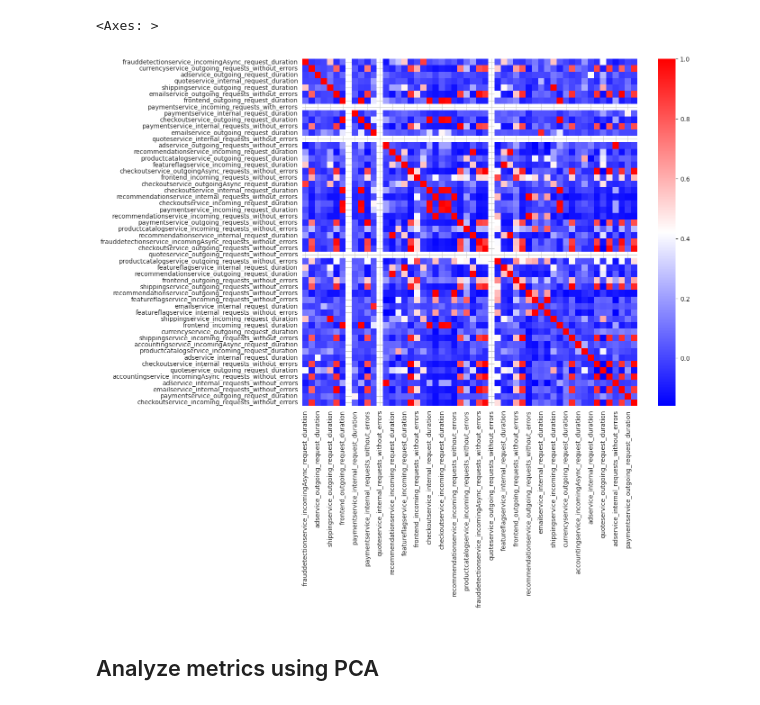
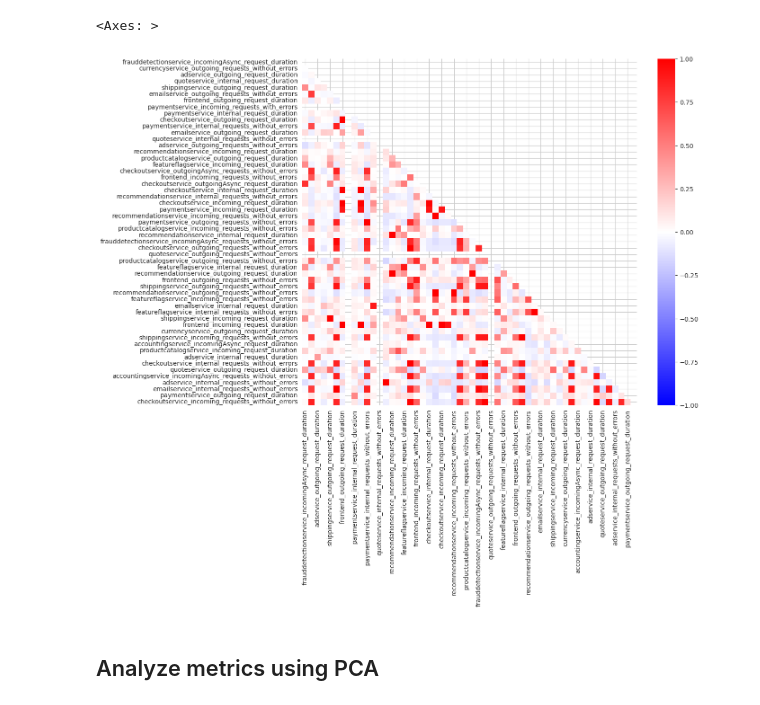
Before and after one commit to Vidzhel/opentelemetry-demo, a Jupyter notebook: analysis/analysis.ipynb, the cells around one changed output. Cells and saved outputs as stored; diff of their text form; code cells hidden in the pictures.

```diff
--- a/analysis/analysis.ipynb
+++ b/analysis/analysis.ipynb
@@ -112,10 +118,11 @@ df.describe()
 # %%
 import seaborn as sns
 
+mask = np.triu(np.ones_like(df.corr(), dtype=bool))
 plt.figure(figsize=(12, 10))
-sns.heatmap(df.corr(), annot=False, cmap='bwr')
+sns.heatmap(df.corr(), mask=mask, cmap='bwr', vmin=-1, vmax=1)
 # %% [output]
 <Axes: >
-[figure, old version]
+[figure, new version]
 # %% [markdown]
 ## Analyze metrics using PCA
```
Also changed, not shown: parts of 20 cells of this notebook.
